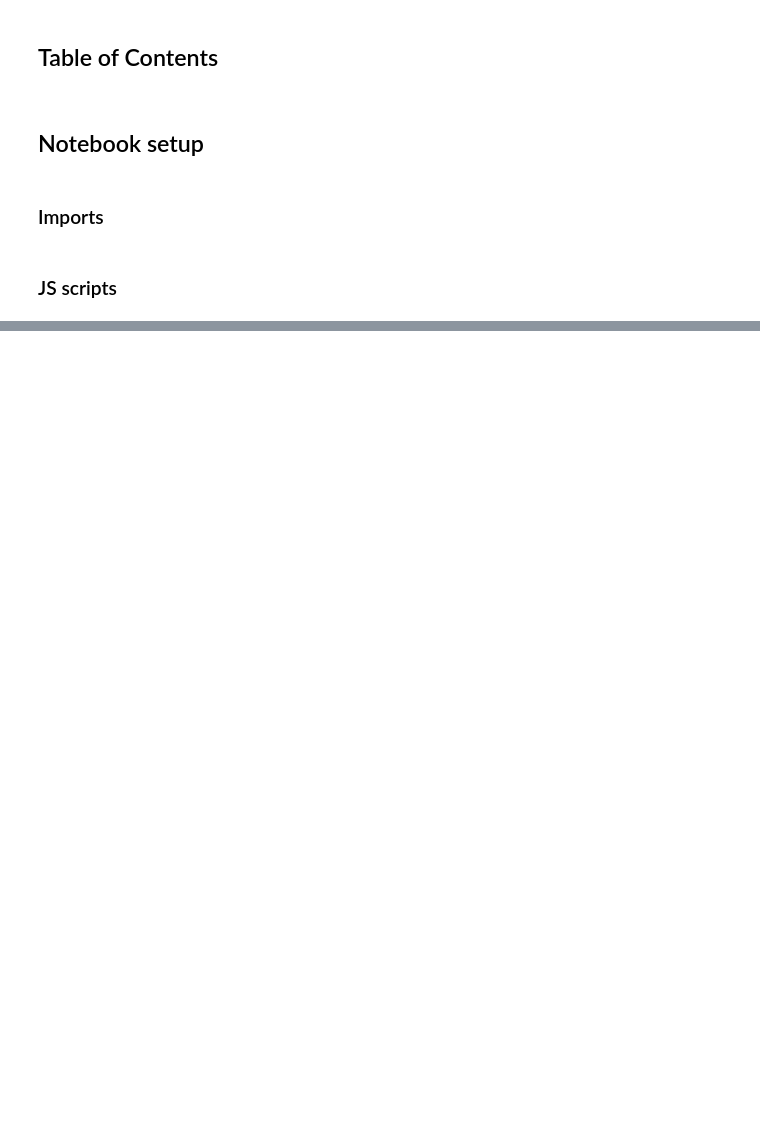
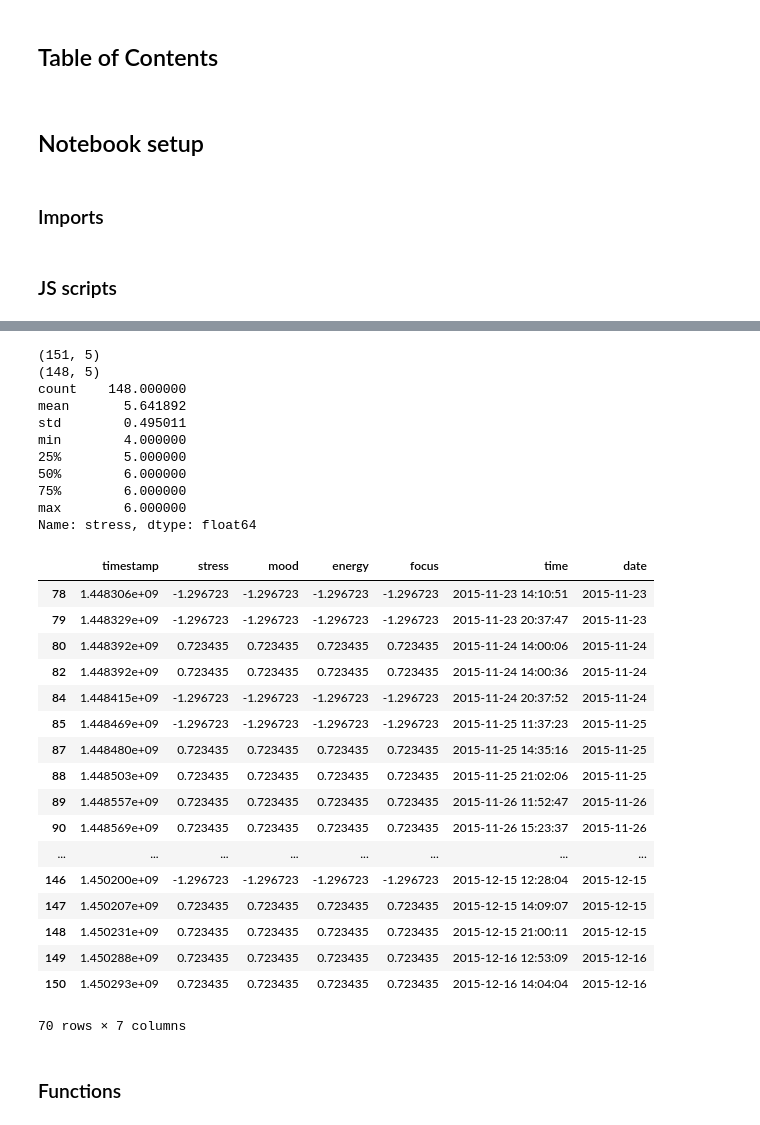
Before and after one commit to tliu526/lifesense, a Jupyter notebook: ema_context.ipynb, the cells around one changed output, grey strips where cells are left out. Saved outputs shown, nothing was run; the diff lists cells and outputs as text; code cells hidden in the pictures; blank space fills up the shorter version.

```diff
--- a/ema_context.ipynb
+++ b/ema_context.ipynb
@@ -71,0 +83,5 @@ HTML('''
+# %%
+timezones = pd.read_csv('CS120/timezones.csv', sep='\t', header=None,
+                       names=['pid', 'offset'])
+tz_dict = timezones.set_index('pid').to_dict()['offset']
+timezones.head()
@@ -71,0 +95,51 @@ HTML('''
+# %%
+pid = '1183252'
+emm_cols = ['stress', 'mood', 'energy', 'focus']
+
+emm_test = pd.read_csv(csv_files['emm'].format(pid), sep='\t', header=None,
+                      names=csv_headers['emm'])
+print(emm_test.shape)
+emm_test = emm_test.drop_duplicates()
+print(emm_test.shape)
+print(emm_test['stress'].describe())
+emm_test['time'] = pd.to_datetime(emm_test['timestamp'], unit='s')
+emm_test['time'] = emm_test.apply(lambda x: x.time + pd.Timedelta(tz_dict[pid], unit='h'), axis=1)
+
+emm_test['date'] = pd.DatetimeIndex(emm_test['time']).normalize()
+
+for col in emm_cols:
+    emm_test = z_score(emm_test, col)
+
+display(emm_test.loc[emm_test['date'] >= '2015-11-23'])
+# %% [output]
+(151, 5)
+(148, 5)
+count    148.000000
+mean       5.641892
+std        0.495011
+min        4.000000
+25%        5.000000
+50%        6.000000
+75%        6.000000
+max        6.000000
+Name: stress, dtype: float64
+|  | timestamp | stress | mood | energy | focus | time | date |
+| 78 | 1.448306e+09 | -1.296723 | -1.296723 | -1.296723 | -1.296723 | 2015-11-23 14:10:51 | 2015-11-23 |
+| 79 | 1.448329e+09 | -1.296723 | -1.296723 | -1.296723 | -1.296723 | 2015-11-23 20:37:47 | 2015-11-23 |
+| 80 | 1.448392e+09 | 0.723435 | 0.723435 | 0.723435 | 0.723435 | 2015-11-24 14:00:06 | 2015-11-24 |
+| 82 | 1.448392e+09 | 0.723435 | 0.723435 | 0.723435 | 0.723435 | 2015-11-24 14:00:36 | 2015-11-24 |
+| 84 | 1.448415e+09 | -1.296723 | -1.296723 | -1.296723 | -1.296723 | 2015-11-24 20:37:52 | 2015-11-24 |
+| 85 | 1.448469e+09 | -1.296723 | -1.296723 | -1.296723 | -1.296723 | 2015-11-25 11:37:23 | 2015-11-25 |
+| 87 | 1.448480e+09 | 0.723435 | 0.723435 | 0.723435 | 0.723435 | 2015-11-25 14:35:16 | 2015-11-25 |
+| 88 | 1.448503e+09 | 0.723435 | 0.723435 | 0.723435 | 0.723435 | 2015-11-25 21:02:06 | 2015-11-25 |
+| 89 | 1.448557e+09 | 0.723435 | 0.723435 | 0.723435 | 0.723435 | 2015-11-26 11:52:47 | 2015-11-26 |
+| 90 | 1.448569e+09 | 0.723435 | 0.723435 | 0.723435 | 0.723435 | 2015-11-26 15:23:37 | 2015-11-26 |
+| ... | ... | ... | ... | ... | ... | ... | ... |
+| 146 | 1.450200e+09 | -1.296723 | -1.296723 | -1.296723 | -1.296723 | 2015-12-15 12:28:04 | 2015-12-15 |
+| 147 | 1.450207e+09 | 0.723435 | 0.723435 | 0.723435 | 0.723435 | 2015-12-15 14:09:07 | 2015-12-15 |
+| 148 | 1.450231e+09 | 0.723435 | 0.723435 | 0.723435 | 0.723435 | 2015-12-15 21:00:11 | 2015-12-15 |
+| 149 | 1.450288e+09 | 0.723435 | 0.723435 | 0.723435 | 0.723435 | 2015-12-16 12:53:09 | 2015-12-16 |
+| 150 | 1.450293e+09 | 0.723435 | 0.723435 | 0.723435 | 0.723435 | 2015-12-16 14:04:04 | 2015-12-16 |
+70 rows × 7 columns
+# %% [markdown]
+### Functions
```
Also changed, not shown: parts of 25 cells of this notebook, 2 other files.
